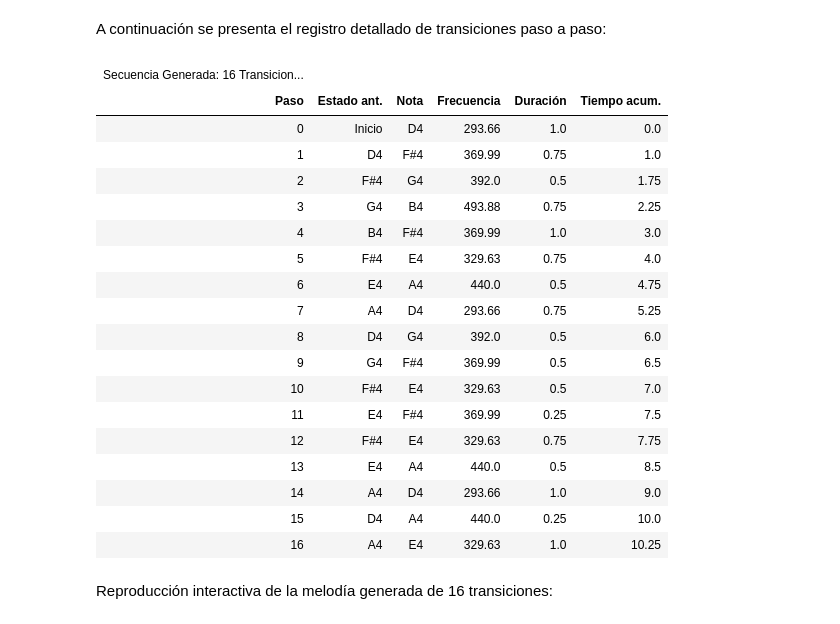
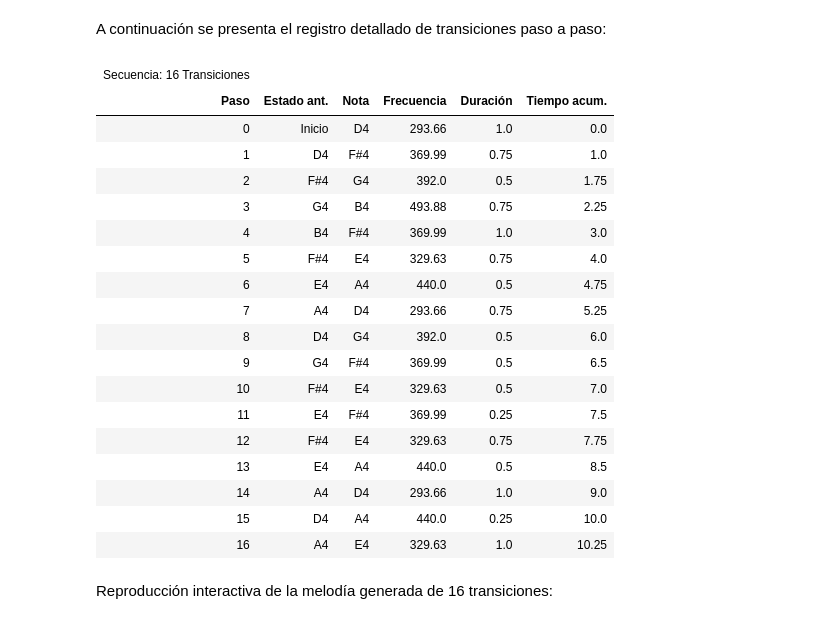
Before and after one commit to fdmonroy/TC3002B, a Jupyter notebook: m4-quant/act 2/notebooks/02_markov_melody_generator.ipynb, the cells around one changed output. Cells and saved outputs as stored; diff of their text form; code cells hidden in the pictures.

```diff
--- a/m4-quant/act 2/notebooks/02_markov_melody_generator.ipynb
+++ b/m4-quant/act 2/notebooks/02_markov_melody_generator.ipynb
@@ -369,22 +381,25 @@ A continuación se presenta el registro detallado de transiciones paso a paso:
 # %%
 df_melody_display = df_melody.rename(columns={
     "Estado anterior": "Estado ant.",
     "Nota / Acorde": "Nota",
     "Frecuencia (Hz)": "Frecuencia",
     "Duración (s)": "Duración",
     "Tiempo acumulado (s)": "Tiempo acum."
 })
 
 gt_melody = (
     GT(df_melody_display)
-    .tab_header(title=f"Secuencia Generada: {N_TRANSICIONES} Transiciones Estocásticas")
+    .tab_header(title=f"Secuencia: {N_TRANSICIONES} Transiciones")
     .cols_align(align="center", columns=["Paso"])
     .cols_align(align="left", columns=["Estado ant.", "Nota"])
-    .cols_align(align="right", columns=["Frecuencia", "Duración", "Tiempo acum."])
+    .cols_align(
+        align="right",
+        columns=["Frecuencia", "Duración", "Tiempo acum."]
+    )
 )
 gt_melody
 # %% [output]
-| Secuencia Generada: 16 Transicion... |  |  |  |  |  |
+| Secuencia: 16 Transiciones |  |  |  |  |  |
 | Paso | Estado ant. | Nota | Frecuencia | Duración | Tiempo acum. |
 | 0 | Inicio | D4 | 293.66 | 1.0 | 0.0 |
 | 1 | D4 | F#4 | 369.99 | 0.75 | 1.0 |
```
Also changed, not shown: parts of 7 cells of this notebook, 3 other files.
